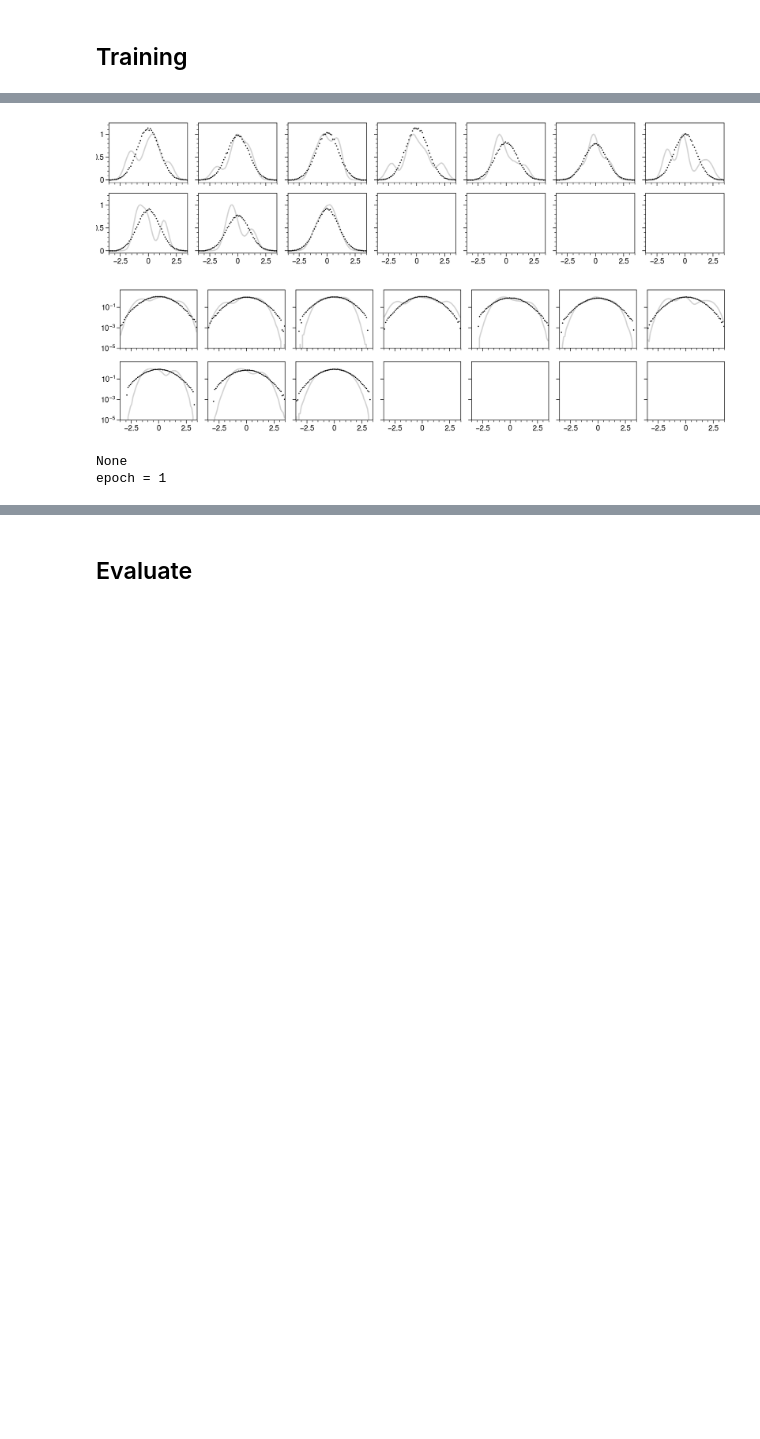
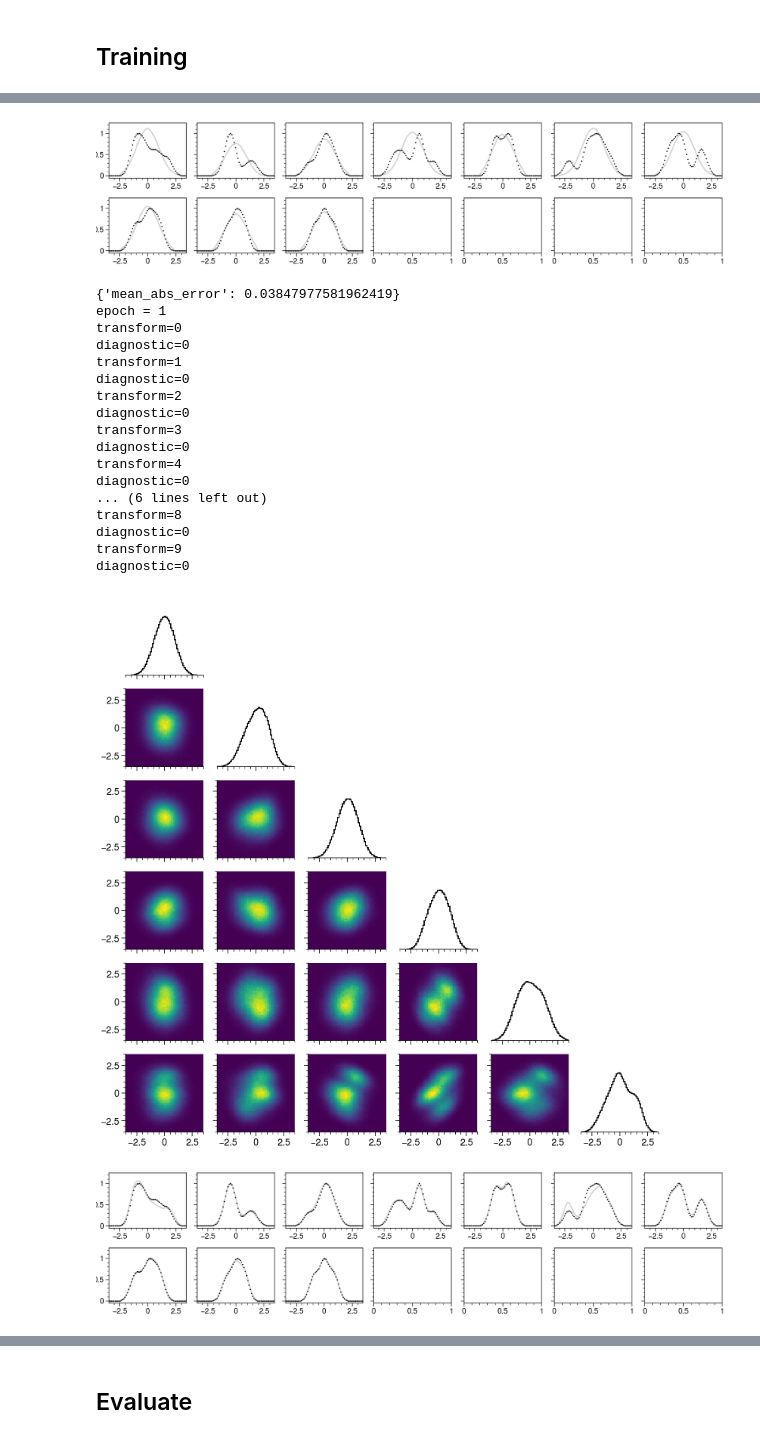
Before and after one commit to austin-hoover/ment, a Jupyter notebook: examples/rec_nd_1d_rand_sample.ipynb, the cells around one changed output, grey strips where cells are left out. Saved outputs shown, nothing was run; the diff lists cells and outputs as text; code cells hidden in the pictures; blank space fills up the shorter version.

```diff
--- a/examples/rec_nd_1d_rand_sample.ipynb
+++ b/examples/rec_nd_1d_rand_sample.ipynb
@@ -88,0 +73,13 @@ projections = ment.sim.simulate_with_diag_update(
+# %%
+axis_proj = axis_meas = 0
+bin_edges = np.linspace(-xmax, xmax, nbins + 1)
+
+diagnostics = []
+for transform in transforms:
+    diagnostic = ment.diag.Histogram1D(
+        axis=axis_meas,
+        edges=bin_edges,
+        kde=kde,
+        kde_bandwidth_frac=kde_bandwidth_frac,
+    )
+    diagnostics.append([diagnostic])
@@ -89,3 +88,12 @@ projections = ment.sim.simulate_with_diag_update(
+# %%
+projections = ment.simulate_with_diag_update(
+    x_true,
+    transforms,
+    diagnostics,
+    kde=False,
+    blur=False,
+    thresh=5.00e-03,
+)
 # %% [markdown]
 ## Reconstruction model
 # %%
@@ -131,0 +136,12 @@ model = ment.MENT(
+# %%
+model = ment.MENT(
+    ndim=ndim,
+    transforms=transforms,
+    projections=projections,
+    prior=prior,
+    interpolation_kws=dict(method="linear"),
+    sampler=sampler,
+    nsamp=100_000,
+    mode="sample",
+    verbose=True,
+)
@@ -132,6 +154,5 @@ model = ment.MENT(
 # %% [markdown]
 ## Training
 # %%
-plot_nsamp = 1_000_000
-plot_nbins = 64
+plot_nsamp = x_true.shape[0]
 # %%
@@ -187,10 +175,10 @@ def plot_model(model):
 trainer = ment.train.Trainer(
     model,
     plot_func=plot_model,
-    eval_func=None,
+    eval_func=eval_model,
     notebook=True,
 )
 
-trainer.train(epochs=3, learning_rate=0.80)
+trainer.train(epochs=3, learning_rate=0.95)
 # %% [output]
 non numeric history values being saved
@@ -198,4 +186,20 @@ non numeric history values being saved
-[figure, old version]
+[figure, new version]
+{'mean_abs_error': 0.03847977581962419}
+epoch = 1
+transform=0
+diagnostic=0
+transform=1
+diagnostic=0
+transform=2
+diagnostic=0
+transform=3
+diagnostic=0
+transform=4
+diagnostic=0
+... (6 lines left out)
+transform=8
+diagnostic=0
+transform=9
+diagnostic=0
-[figure, old version]
+[figure, new version]
-None
-epoch = 1
+[figure, added]
```
Also changed, not shown: parts of 19 cells of this notebook, 9 other files.
